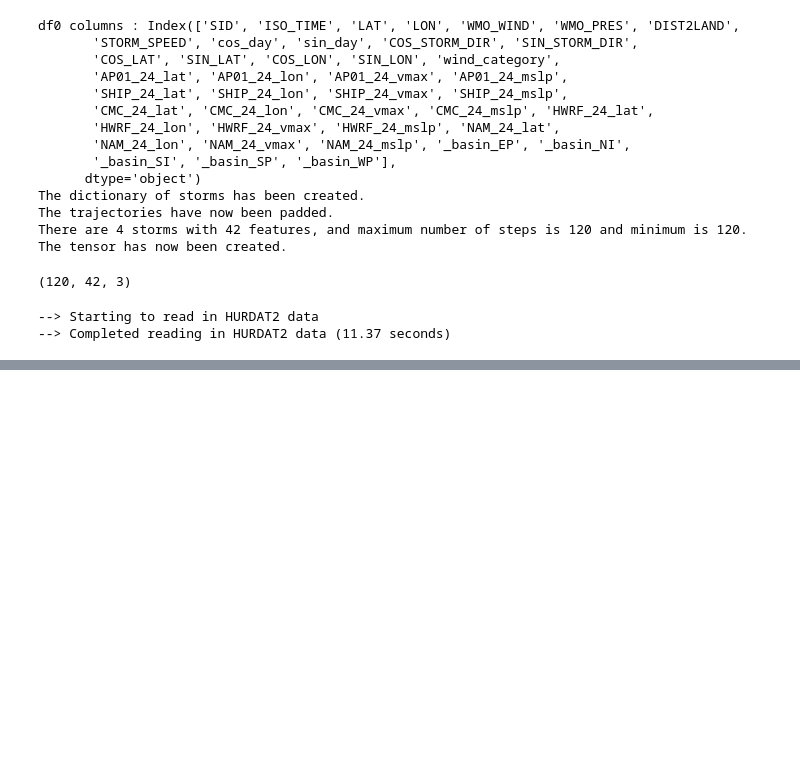
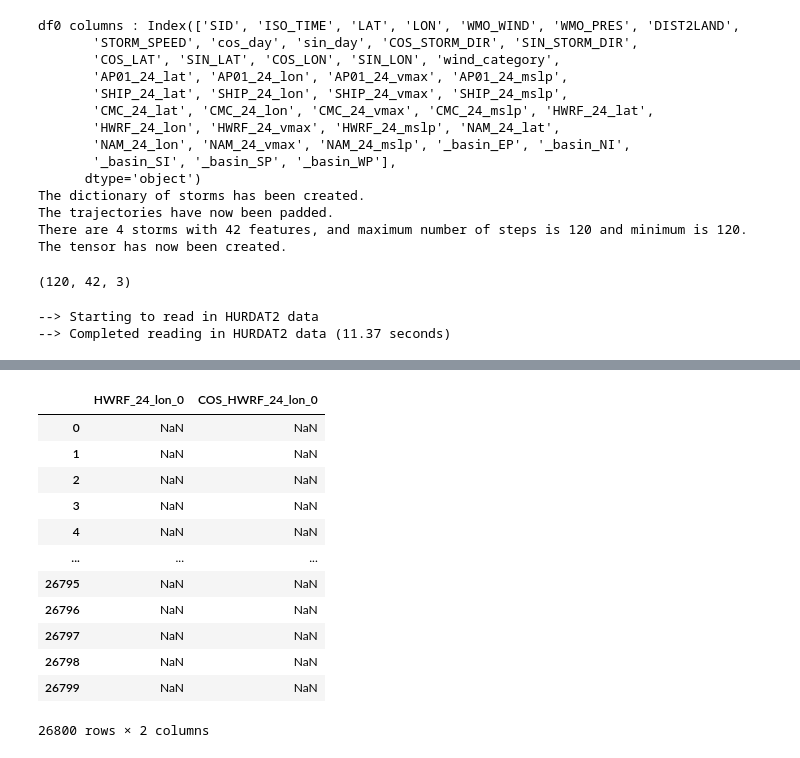
Before and after one commit to leobix/hurricast, a Jupyter notebook: nhc_baselines/Tropycal.ipynb, the cells around one changed output, grey strips where cells are left out. Drawn from its saved outputs; the diff is of its cells as text; code cells hidden in the pictures; blank space fills up the shorter version.

```diff
--- a/nhc_baselines/Tropycal.ipynb
+++ b/nhc_baselines/Tropycal.ipynb
@@ -285,0 +371,17 @@ forecast = storm.get_operational_forecasts()
+# %%
+df_test[['HWRF_24_lon_0','COS_HWRF_24_lon_0']]
+# df_test.columns
+# %% [output]
+|  | HWRF_24_lon_0 | COS_HWRF_24_lon_0 |
+| 0 | NaN | NaN |
+| 1 | NaN | NaN |
+| 2 | NaN | NaN |
+| 3 | NaN | NaN |
+| 4 | NaN | NaN |
+| ... | ... | ... |
+| 26795 | NaN | NaN |
+| 26796 | NaN | NaN |
+| 26797 | NaN | NaN |
+| 26798 | NaN | NaN |
+| 26799 | NaN | NaN |
+26800 rows × 2 columns
```
Also changed, not shown: parts of 10 cells of this notebook, 2 other files.
